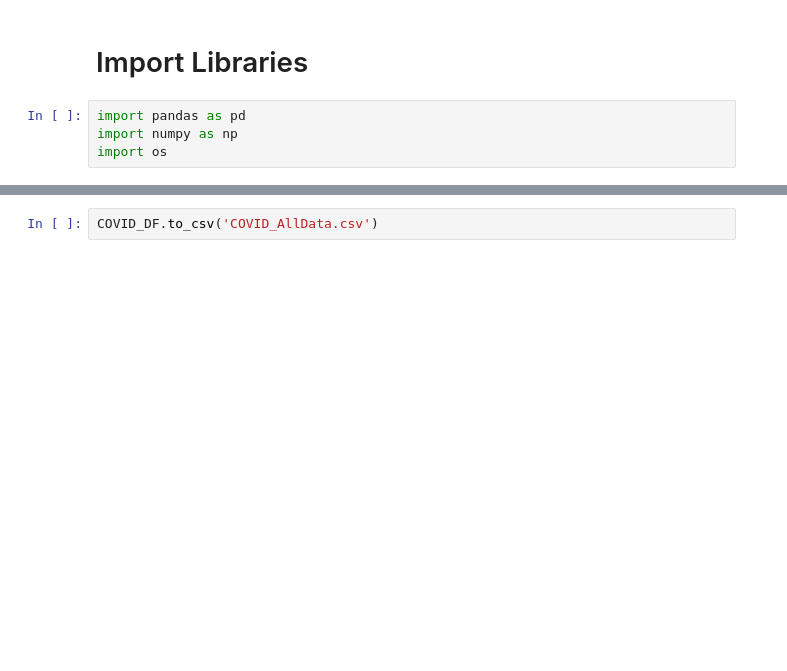
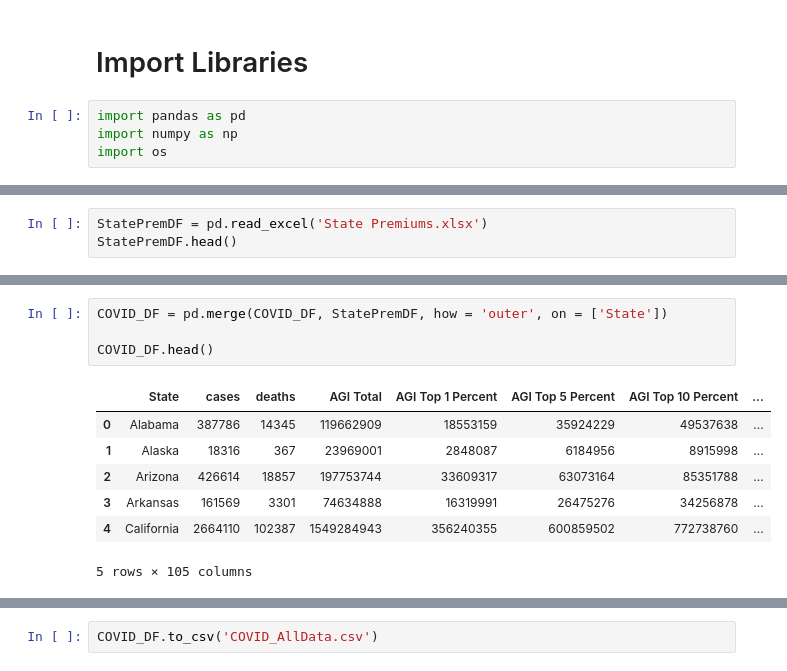
Before and after one commit to aakula7/Health-Literacy-COVID19, a Jupyter notebook: Merged Data/Cleaned All Data.ipynb, the cells around one changed output, grey strips where cells are left out. Drawn from its saved outputs; the diff is of its cells as text; blank space fills up the shorter version.

Commit message:
Woring on State Premiums

```diff
--- a/Merged Data/Cleaned All Data.ipynb
+++ b/Merged Data/Cleaned All Data.ipynb
@@ -35,0 +25,3 @@ COVID_DF
+# %%
+StatePremDF = pd.read_excel('State Premiums.xlsx')
+StatePremDF.head()
@@ -36,3 +35,15 @@ COVID_DF
+# %%
+COVID_DF = pd.merge(COVID_DF, StatePremDF, how = 'outer', on = ['State'])
+
+COVID_DF.head()
+# %% [output]
+|  | State | cases | deaths | AGI Total | AGI Top 1 Percent | AGI Top 5 Percent | AGI Top 10 Percent | ... |
+| 0 | Alabama | 387786 | 14345 | 119662909 | 18553159 | 35924229 | 49537638 | ... |
+| 1 | Alaska | 18316 | 367 | 23969001 | 2848087 | 6184956 | 8915998 | ... |
+| 2 | Arizona | 426614 | 18857 | 197753744 | 33609317 | 63073164 | 85351788 | ... |
+| 3 | Arkansas | 161569 | 3301 | 74634888 | 16319991 | 26475276 | 34256878 | ... |
+| 4 | California | 2664110 | 102387 | 1549284943 | 356240355 | 600859502 | 772738760 | ... |
+5 rows × 105 columns
 # %%
 list(COVID_DF.columns)
 # %% [output]
```
Also changed, not shown: parts of 10 cells of this notebook, 7 other files.
